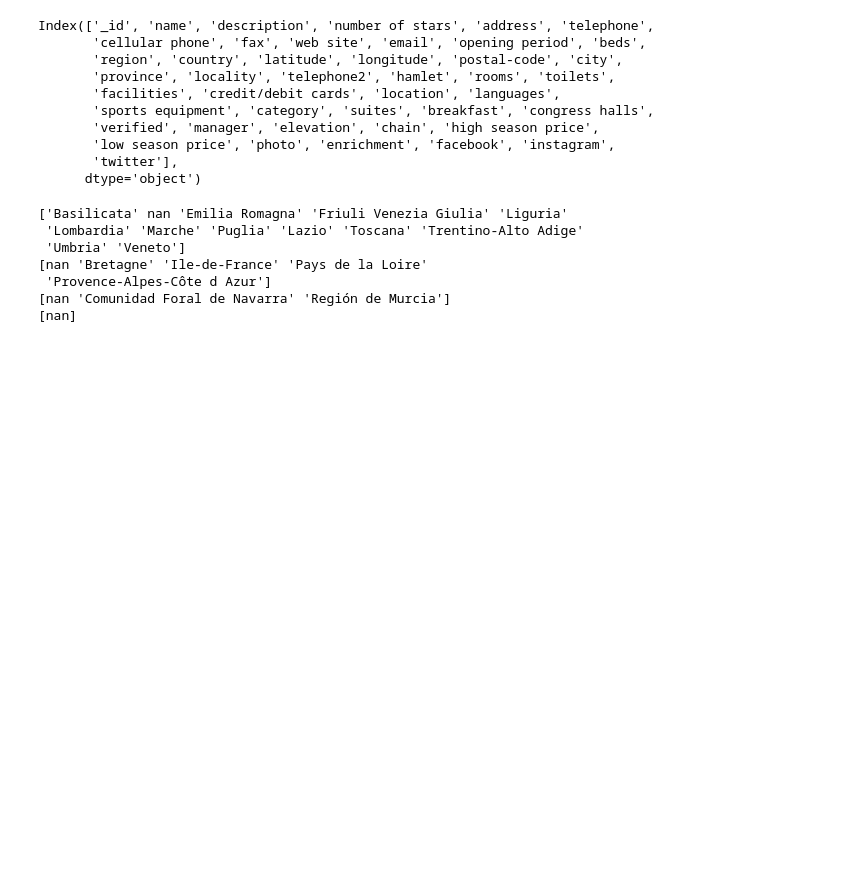
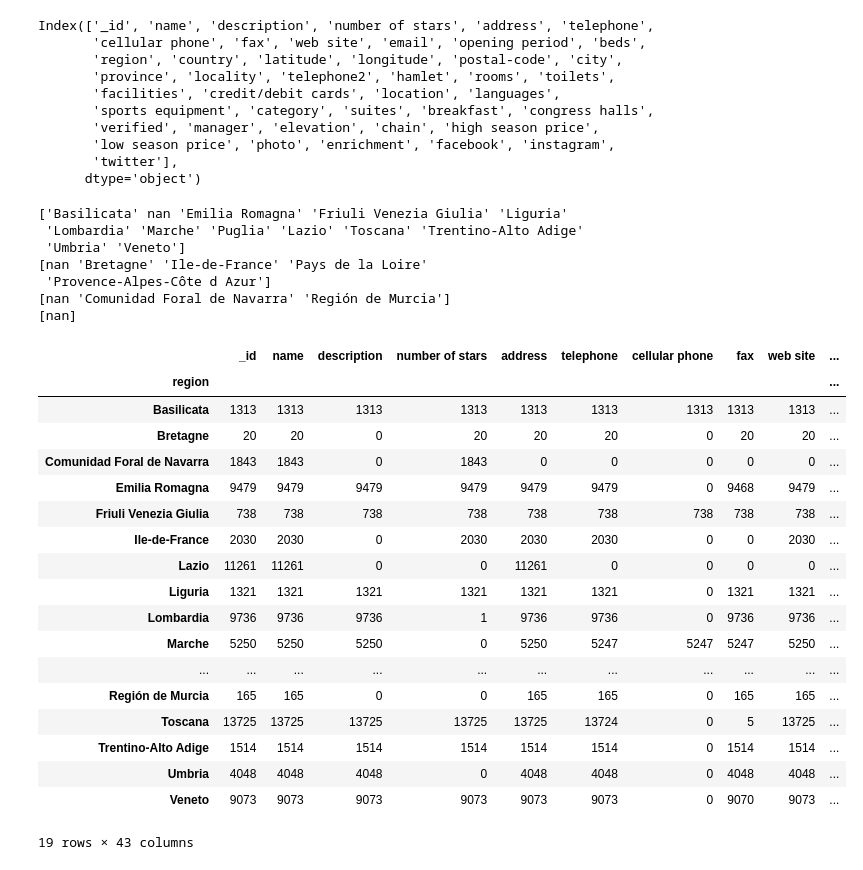
Before and after one commit to alod83/papers, a Jupyter notebook: tourpedia2/Analyse Accommodations.ipynb, the cells around one changed output. Drawn from its saved outputs; the diff is of its cells as text; code cells hidden in the pictures; blank space fills up the shorter version.

```diff
--- a/tourpedia2/Analyse Accommodations.ipynb
+++ b/tourpedia2/Analyse Accommodations.ipynb
@@ -131,3 +119,25 @@ for country in countries:
  'Provence-Alpes-Côte d Azur']
 [nan 'Comunidad Foral de Navarra' 'Región de Murcia']
 [nan]
+# %%
+df.groupby(by='region').count()
+# %% [output]
+|  | _id | name | description | number of stars | address | telephone | cellular phone | fax | web site | ... |
+| region |  |  |  |  |  |  |  |  |  | ... |
+| Basilicata | 1313 | 1313 | 1313 | 1313 | 1313 | 1313 | 1313 | 1313 | 1313 | ... |
+| Bretagne | 20 | 20 | 0 | 20 | 20 | 20 | 0 | 20 | 20 | ... |
+| Comunidad Foral de Navarra | 1843 | 1843 | 0 | 1843 | 0 | 0 | 0 | 0 | 0 | ... |
+| Emilia Romagna | 9479 | 9479 | 9479 | 9479 | 9479 | 9479 | 0 | 9468 | 9479 | ... |
+| Friuli Venezia Giulia | 738 | 738 | 738 | 738 | 738 | 738 | 738 | 738 | 738 | ... |
+| Ile-de-France | 2030 | 2030 | 0 | 2030 | 2030 | 2030 | 0 | 0 | 2030 | ... |
+| Lazio | 11261 | 11261 | 0 | 0 | 11261 | 0 | 0 | 0 | 0 | ... |
+| Liguria | 1321 | 1321 | 1321 | 1321 | 1321 | 1321 | 0 | 1321 | 1321 | ... |
+| Lombardia | 9736 | 9736 | 9736 | 1 | 9736 | 9736 | 0 | 9736 | 9736 | ... |
+| Marche | 5250 | 5250 | 5250 | 0 | 5250 | 5247 | 5247 | 5247 | 5250 | ... |
+| ... | ... | ... | ... | ... | ... | ... | ... | ... | ... | ... |
+| Región de Murcia | 165 | 165 | 0 | 0 | 165 | 165 | 0 | 165 | 165 | ... |
+| Toscana | 13725 | 13725 | 13725 | 13725 | 13725 | 13724 | 0 | 5 | 13725 | ... |
+| Trentino-Alto Adige | 1514 | 1514 | 1514 | 1514 | 1514 | 1514 | 0 | 1514 | 1514 | ... |
+| Umbria | 4048 | 4048 | 4048 | 0 | 4048 | 4048 | 0 | 4048 | 4048 | ... |
+| Veneto | 9073 | 9073 | 9073 | 9073 | 9073 | 9073 | 0 | 9070 | 9073 | ... |
+19 rows × 43 columns
```
Also changed, not shown: parts of 36 cells of this notebook, 3 other files.
